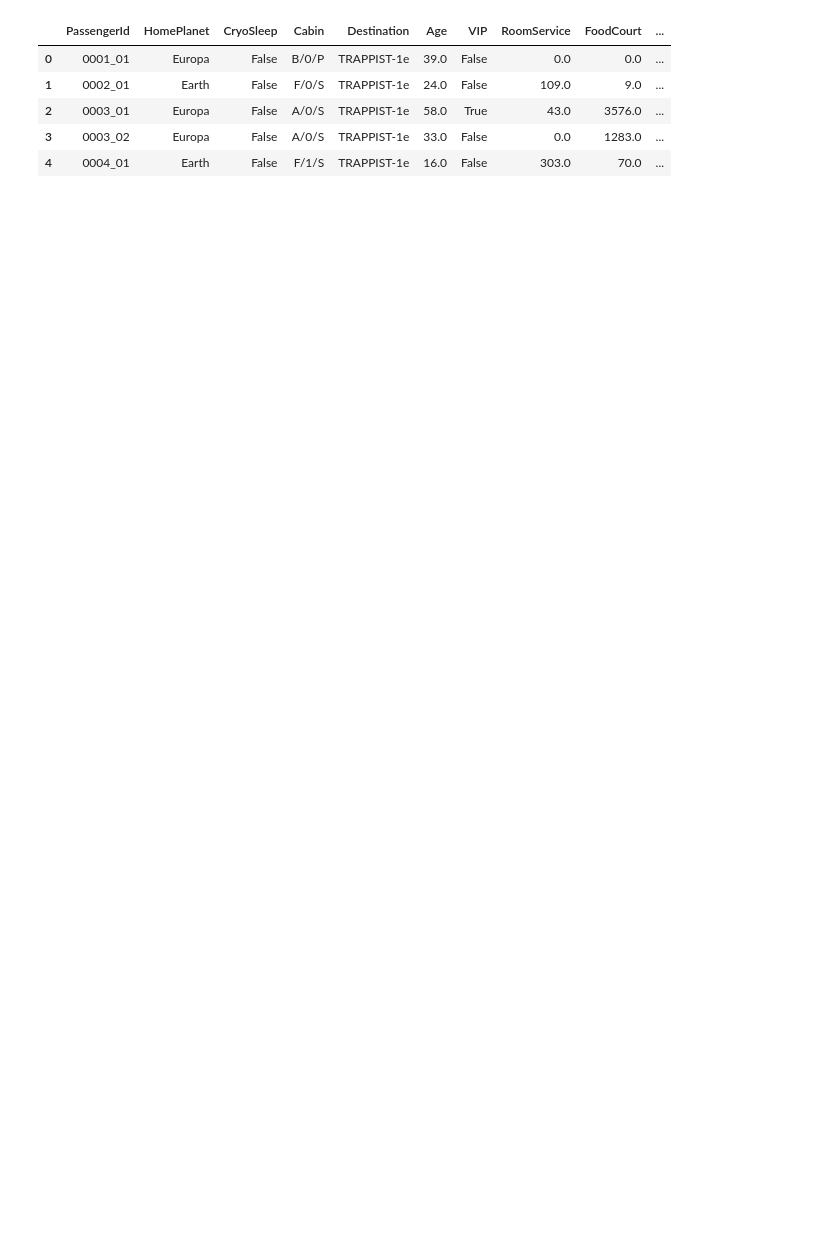
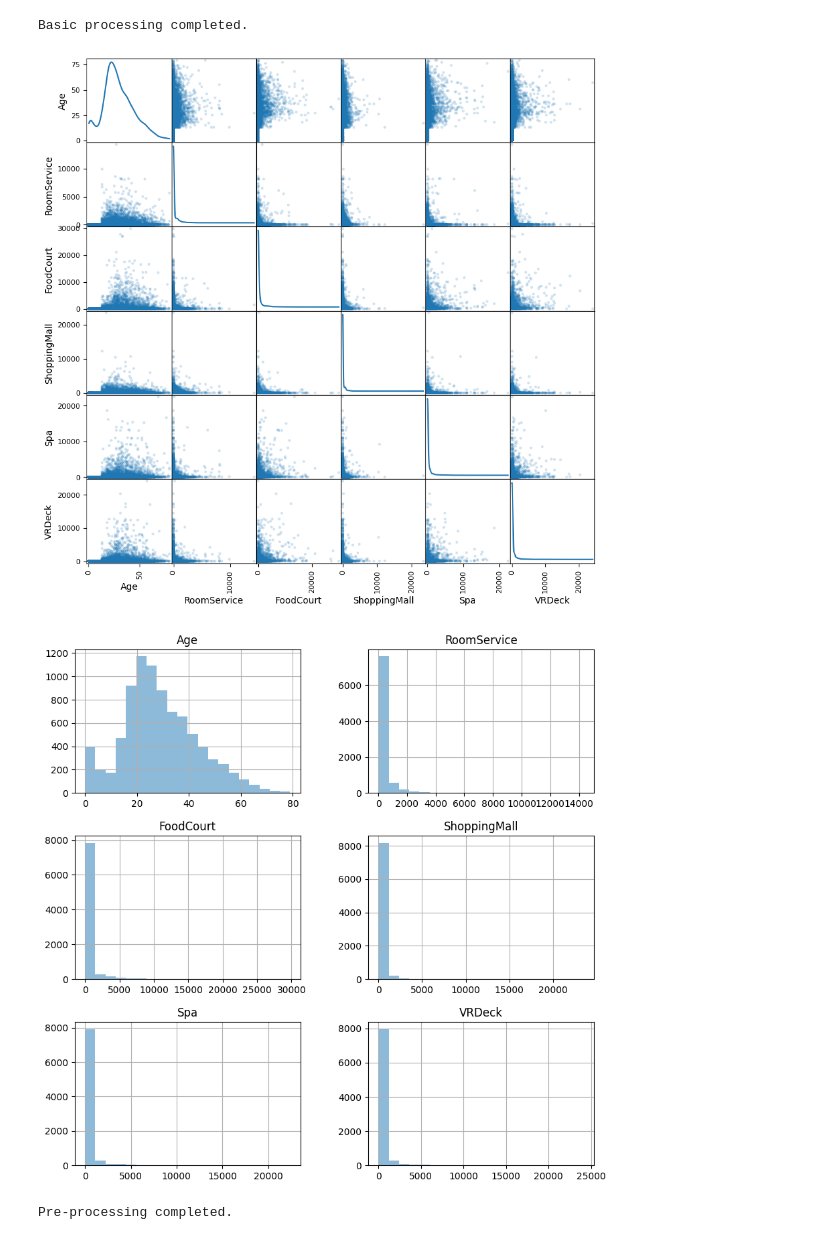
Before and after one commit to SiL3nTL00p/kaggle_models, a Jupyter notebook: space_titanic_problem/space_titanic_problem.ipynb, the cells around one changed output. Drawn from its saved outputs; the diff is of its cells as text; code cells hidden in the pictures; blank space fills up the shorter version.

```diff
--- a/space_titanic_problem/space_titanic_problem.ipynb
+++ b/space_titanic_problem/space_titanic_problem.ipynb
@@ -1,26 +25,19 @@
 # %%
-import numpy as np
-import pandas as pd
-import matplotlib.pyplot as plt
-from pandas.plotting import scatter_matrix
-
 def load_data():
     train_data = pd.read_csv('train.csv')
     return train_data
 
 train_data = load_data()
 training_data = train_data.drop(columns=["Transported"])
 target_label = train_data["Transported"]
 num_attributes = training_data.select_dtypes(include=[np.number]).columns.tolist()
 cat_attributes = training_data.select_dtypes(exclude=[np.number]).columns.tolist()
 
-# scat_matrix = scatter_matrix(training_data,figsize=(10,10),grid=True, diagonal='kde', alpha=0.2)
-# training_data.hist(figsize=(10,10), grid=True, bins=20, alpha=0.5)
+scat_matrix = scatter_matrix(training_data,figsize=(10,10),grid=True, diagonal='kde', alpha=0.2)
+training_data.hist(figsize=(10,10), grid=True, bins=20, alpha=0.5)
 training_data.head()
+print("Basic processing completed.")
 # %% [output]
-|  | PassengerId | HomePlanet | CryoSleep | Cabin | Destination | Age | VIP | RoomService | FoodCourt | ... |
-| 0 | 0001_01 | Europa | False | B/0/P | TRAPPIST-1e | 39.0 | False | 0.0 | 0.0 | ... |
-| 1 | 0002_01 | Earth | False | F/0/S | TRAPPIST-1e | 24.0 | False | 109.0 | 9.0 | ... |
-| 2 | 0003_01 | Europa | False | A/0/S | TRAPPIST-1e | 58.0 | True | 43.0 | 3576.0 | ... |
-| 3 | 0003_02 | Europa | False | A/0/S | TRAPPIST-1e | 33.0 | False | 0.0 | 1283.0 | ... |
-| 4 | 0004_01 | Earth | False | F/1/S | TRAPPIST-1e | 16.0 | False | 303.0 | 70.0 | ... |
+Basic processing completed.
+[figure, added]
+[figure, added]
@@ -46,0 +44,41 @@ def pre_processing(training_data,target_data):
+# %%
+training_data = shuffle(training_data, random_state=42)
+training_data.drop(columns=["Name", "Cabin", "PassengerId"],inplace=True)
+
+class PreProcessing(BaseEstimator, TransformerMixin):
+    def __init__(self):
+        pass
+
+    def fit():
+        print("Starting pre-processing...")
+        num_pipeline = Pipeline([
+            ('imputer', Imputer(missing_values=np.nan,strategy='mean')),
+            ('std_scaler', StandardScaler())
+            ('poly_features', PolynomialFeatures(degree=2, include_bias=False))
+            ('feature_selector',SelectKBest(k=5))
+        ])
+
+        cat_pipeline = Pipeline([
+            ('imputer', Imputer(missing_values=np.nan,strategy='constant', fill_value='missing')),
+            ('one_hot_encoder', OneHotEncoder(handle_unknown='ignore',sparse_output=True)),
+            ('feature_selector', SelectKBest(k=5)),
+            ('text_cleaner',FunctionTransformer(lambda x: x.str.lower().str.strip(), validate=False))
+        ])
+
+        target_pipeline = Pipeline([
+            ('imputer', Imputer(missing_values=np.nan,strategy='most_frequent')),
+            ('one_hot_encoder', OneHotEncoder(handle_unknown='ignore'))
+        ])
+
+        pre_processing = ColumnTransformer(
+        transformers=[
+            ('num', num_pipeline, num_attributes),
+            ('cat', cat_pipeline, cat_attributes),
+            ('target', target_pipeline, target_label)
+        ],
+        remainder='drop'
+        )
+        return pre_processing
+    print("Pre-processing completed.")
+# %% [output]
+Pre-processing completed.
```
Also changed, not shown: parts of 5 cells of this notebook.
